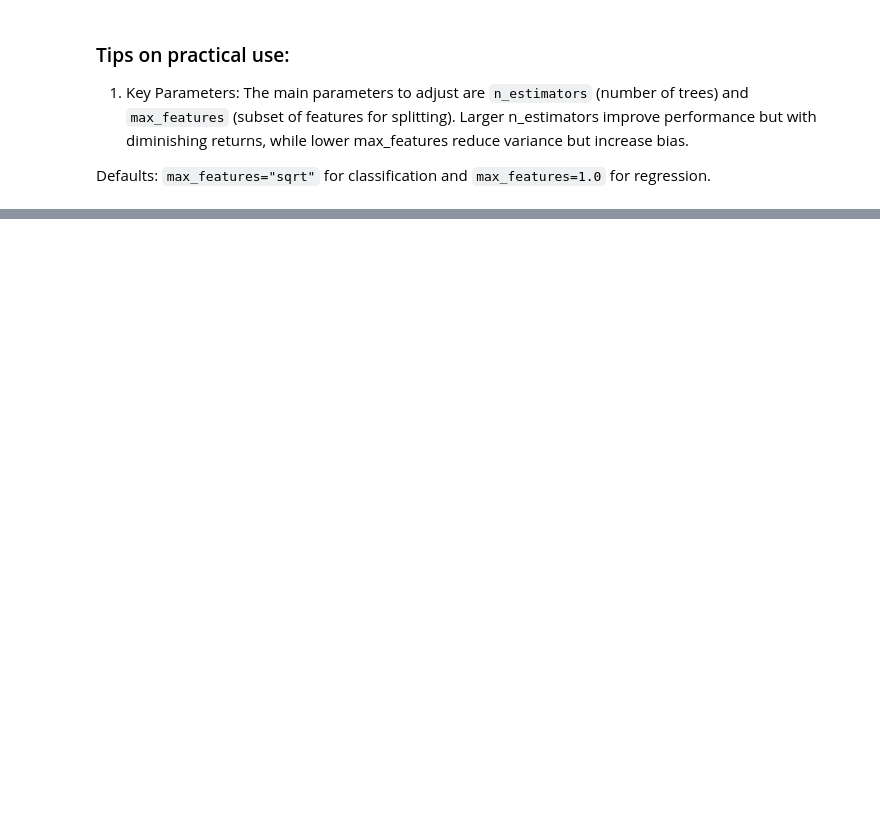
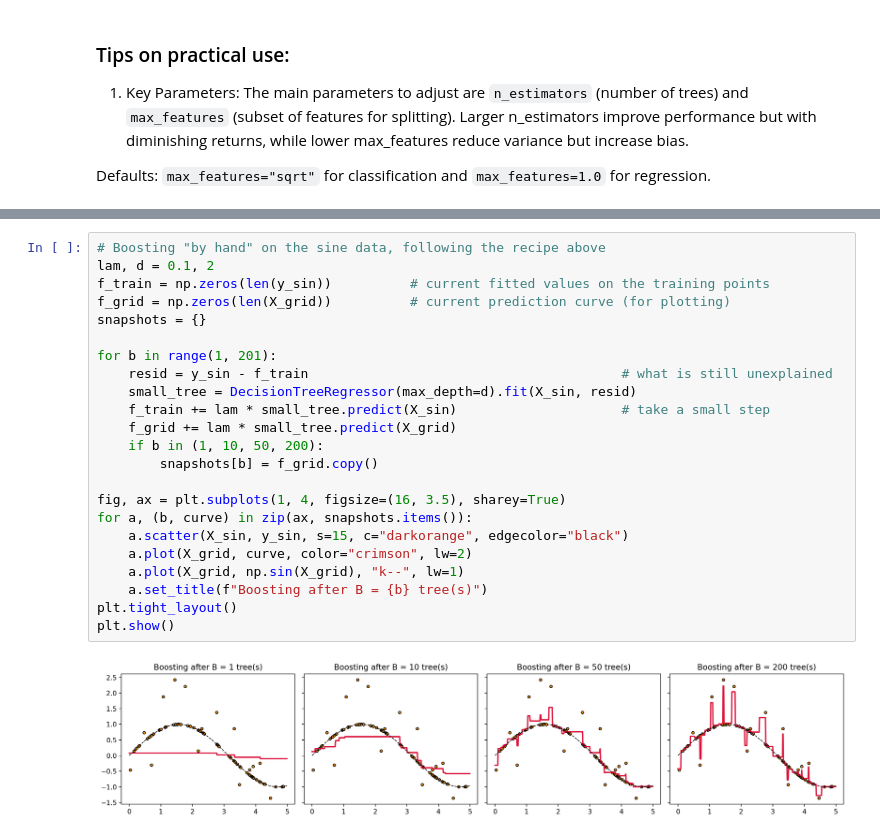
Before and after one commit to joelreyesm/ECON-524-Big-Data-Econometrics, a Jupyter notebook: lab/W5_DecisionTree.ipynb, the cells around one changed output, grey strips where cells are left out. Drawn from its saved outputs; the diff is of its cells as text; blank space fills up the shorter version.

```diff
--- a/lab/W5_DecisionTree.ipynb
+++ b/lab/W5_DecisionTree.ipynb
@@ -345,0 +527,25 @@ Defaults: `max_features="sqrt"` for classification and `max_features=1.0` for re
+# %%
+# Boosting "by hand" on the sine data, following the recipe above
+lam, d = 0.1, 2
+f_train = np.zeros(len(y_sin))          # current fitted values on the training points
+f_grid = np.zeros(len(X_grid))          # current prediction curve (for plotting)
+snapshots = {}
+
+for b in range(1, 201):
+    resid = y_sin - f_train                                        # what is still unexplained
+    small_tree = DecisionTreeRegressor(max_depth=d).fit(X_sin, resid)
+    f_train += lam * small_tree.predict(X_sin)                     # take a small step
+    f_grid += lam * small_tree.predict(X_grid)
+    if b in (1, 10, 50, 200):
+        snapshots[b] = f_grid.copy()
+
+fig, ax = plt.subplots(1, 4, figsize=(16, 3.5), sharey=True)
+for a, (b, curve) in zip(ax, snapshots.items()):
+    a.scatter(X_sin, y_sin, s=15, c="darkorange", edgecolor="black")
+    a.plot(X_grid, curve, color="crimson", lw=2)
+    a.plot(X_grid, np.sin(X_grid), "k--", lw=1)
+    a.set_title(f"Boosting after B = {b} tree(s)")
+plt.tight_layout()
+plt.show()
+# %% [output]
+[figure, added]
```
Also changed, not shown: parts of 19 cells of this notebook, 1 other file.
